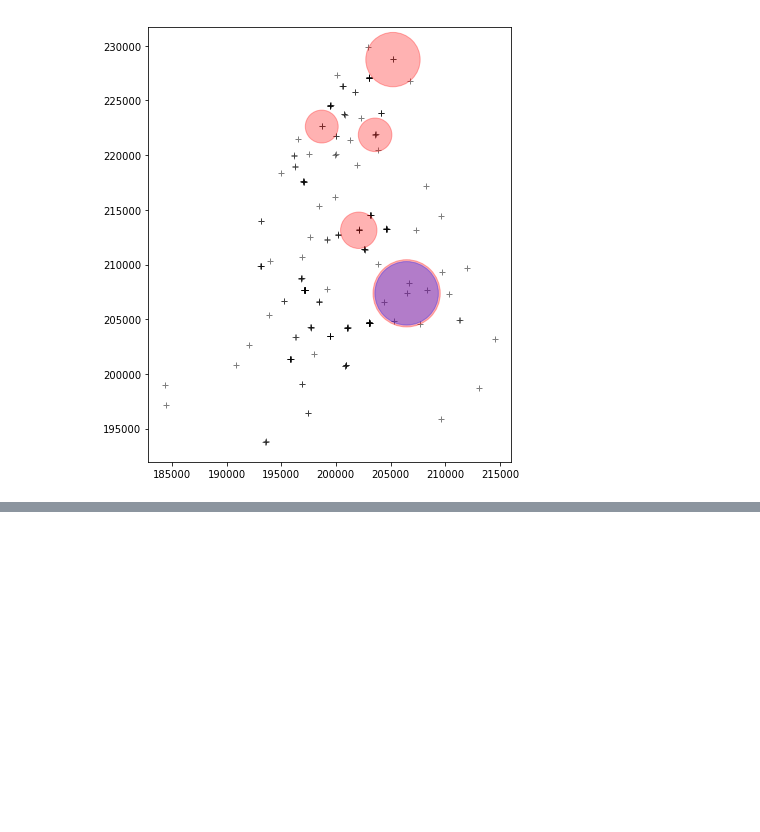
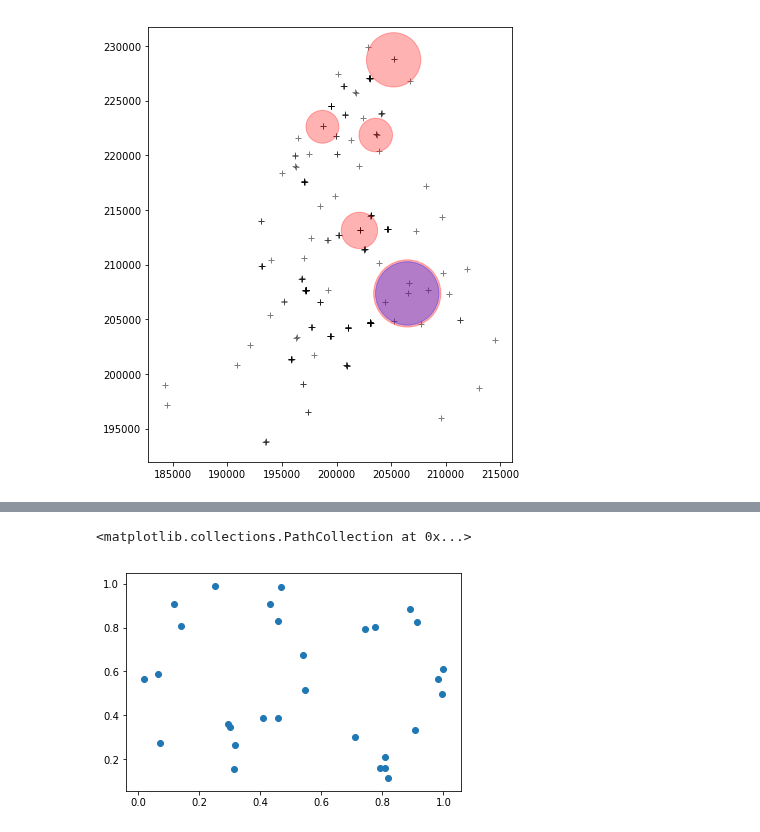
Before and after one commit to QuantCrimAtLeeds/PredictCode, a Jupyter notebook: notebooks/SaTScan Replication.ipynb, the cells around one changed output, grey strips where cells are left out. Saved outputs shown, nothing was run; the diff lists cells and outputs as text; code cells hidden in the pictures; blank space fills up the shorter version.

```diff
--- a/notebooks/SaTScan Replication.ipynb
+++ b/notebooks/SaTScan Replication.ipynb
@@ -603,0 +714,39 @@ ax.set_aspect(1)
+# %%
+# Generate random data and save
+N = 30
+points = np.random.random(size=N*2).reshape(2,N)
+timestamps = np.datetime64("2017-01-01") + np.random.randint(10, size=N) * np.timedelta64(1, "D")
+
+timestamps, xcs, ycs = open_cp.data.order_by_time(timestamps, points[0], points[1])
+points = np.array([xcs, ycs])
+
+def write_test_file(basename):
+    with open(basename + ".geo", "w") as geofile:
+        for i, (x,y) in enumerate(points.T):
+            print("{}\t{}\t{}".format(10000+i, x, y), file=geofile)
+
+    with open(basename + ".cas", "w") as casefile:
+        for i, (t) in enumerate(timestamps):
+            print("{}\t{}\t{}".format(10000+i, 1, t), file=casefile)
+
+import os
+#write_test_file(os.path.join("..", "tests", "sts_test_data"))
+# %%
+# Read data from file
+
+def read_test_file(basename):
+    coords = []
+    with open(basename + ".geo") as geofile:
+        for line in geofile:
+            i, x, y = line.split()
+            coords.append( (float(x), float(y)) )
+
+    timestamps = []
+    with open(basename + ".cas") as casefile:
+        for line in casefile:
+            i, count, t = line.split()
+            timestamps.append(np.datetime64(t))
+
+    return np.asarray(timestamps), np.asarray(coords).T
+
+timestamps, points = read_test_file(os.path.join("..", "tests", "sts_test_data"))
@@ -603,0 +764,5 @@ ax.set_aspect(1)
+# %%
+plt.scatter(points[0], points[1])
+# %% [output]
+<matplotlib.collections.PathCollection at 0x...>
+[figure, added]
```
Also changed, not shown: parts of 23 cells of this notebook, 8 other files.
